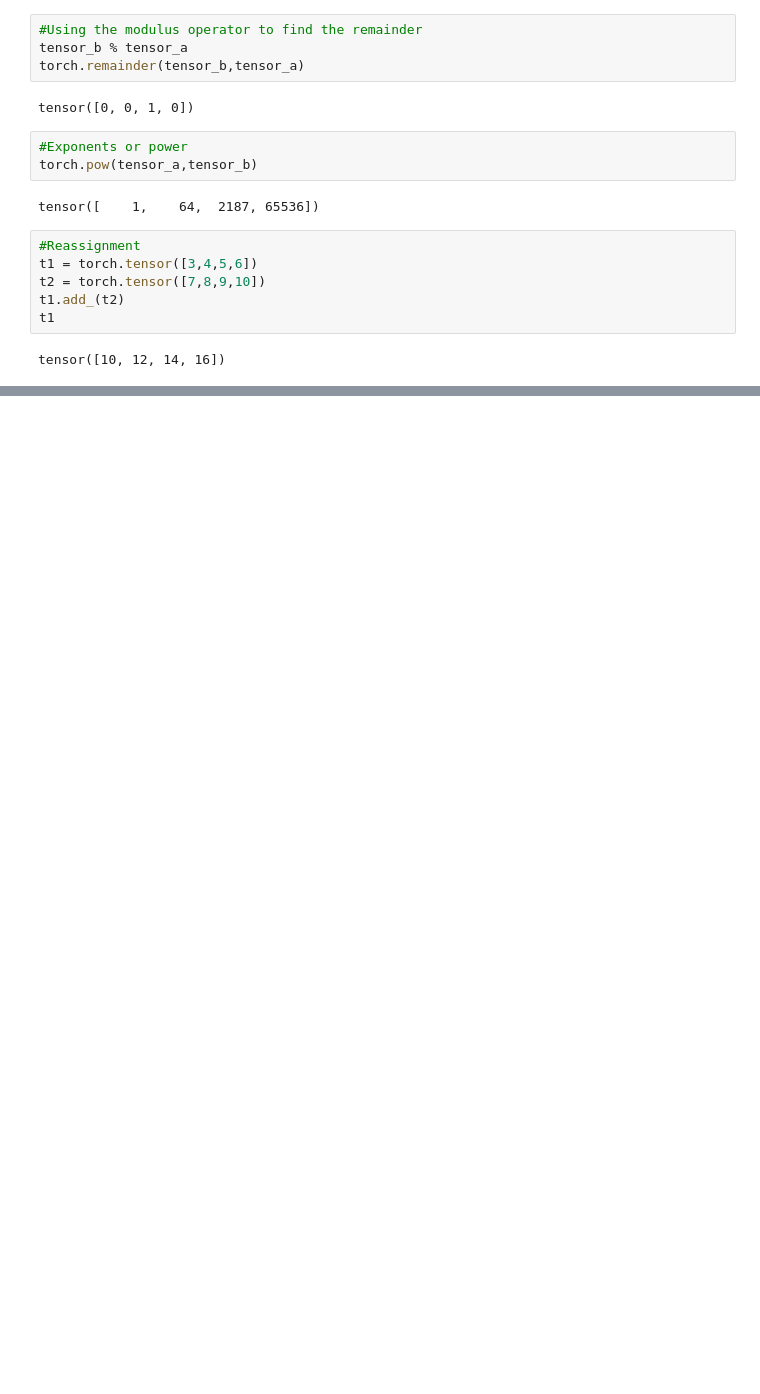
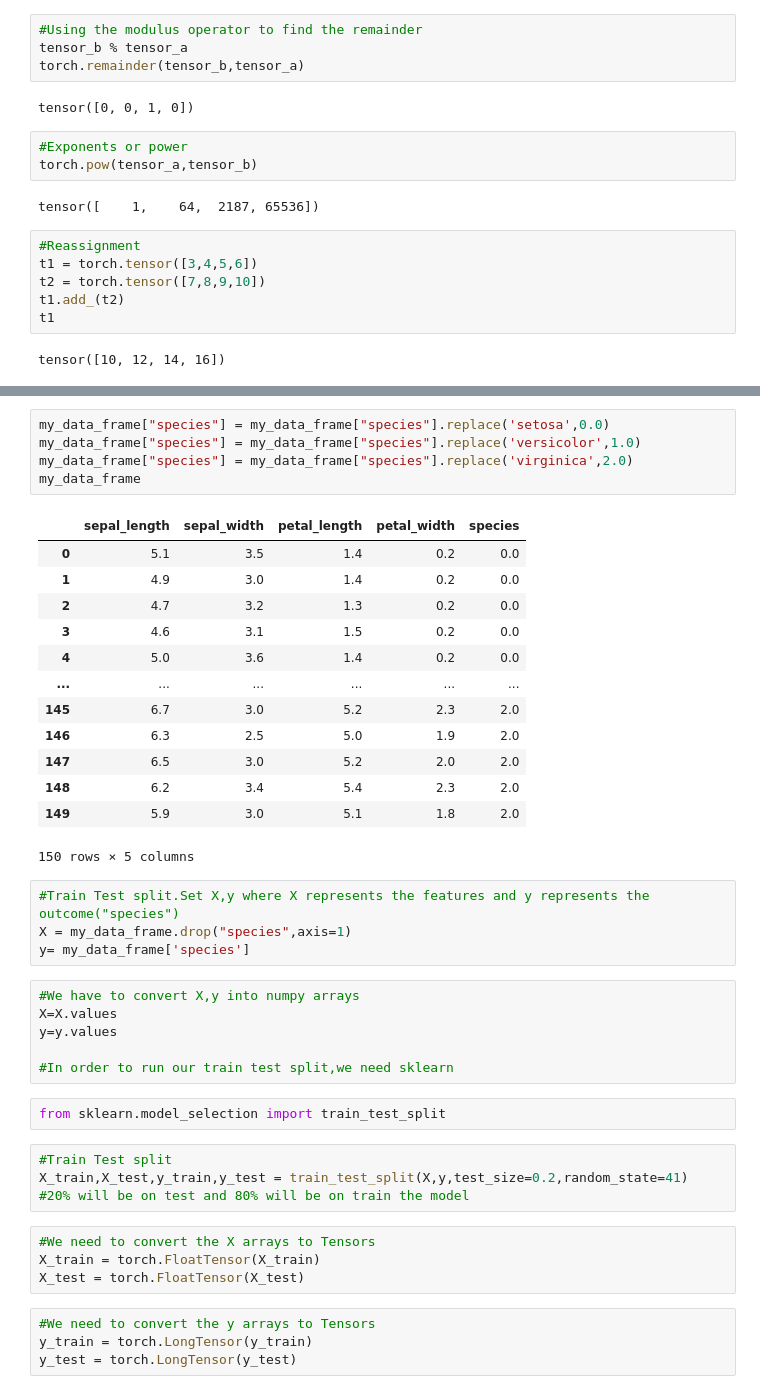
Before and after one commit to Khanyecebani/Pytorch-, a Jupyter notebook: Pytorch_Tutorial.ipynb, the cells around one changed output, grey strips where cells are left out. Drawn from its saved outputs; the diff is of its cells as text; blank space fills up the shorter version.

```diff
--- a/Pytorch_Tutorial.ipynb
+++ b/Pytorch_Tutorial.ipynb
@@ -107,0 +165,42 @@ tensor([10, 12, 14, 16])
+# %%
+my_data_frame["species"] = my_data_frame["species"].replace('setosa',0.0)
+my_data_frame["species"] = my_data_frame["species"].replace('versicolor',1.0)
+my_data_frame["species"] = my_data_frame["species"].replace('virginica',2.0)
+my_data_frame
+# %% [output]
+|  | sepal_length | sepal_width | petal_length | petal_width | species |
+| 0 | 5.1 | 3.5 | 1.4 | 0.2 | 0.0 |
+| 1 | 4.9 | 3.0 | 1.4 | 0.2 | 0.0 |
+| 2 | 4.7 | 3.2 | 1.3 | 0.2 | 0.0 |
+| 3 | 4.6 | 3.1 | 1.5 | 0.2 | 0.0 |
+| 4 | 5.0 | 3.6 | 1.4 | 0.2 | 0.0 |
+| ... | ... | ... | ... | ... | ... |
+| 145 | 6.7 | 3.0 | 5.2 | 2.3 | 2.0 |
+| 146 | 6.3 | 2.5 | 5.0 | 1.9 | 2.0 |
+| 147 | 6.5 | 3.0 | 5.2 | 2.0 | 2.0 |
+| 148 | 6.2 | 3.4 | 5.4 | 2.3 | 2.0 |
+| 149 | 5.9 | 3.0 | 5.1 | 1.8 | 2.0 |
+150 rows × 5 columns
+# %%
+#Train Test split.Set X,y where X represents the features and y represents the outcome("species")
+X = my_data_frame.drop("species",axis=1)
+y= my_data_frame['species']
+# %%
+#We have to convert X,y into numpy arrays
+X=X.values
+y=y.values
+
+#In order to run our train test split,we need sklearn
+# %%
+from sklearn.model_selection import train_test_split
+# %%
+#Train Test split
+X_train,X_test,y_train,y_test = train_test_split(X,y,test_size=0.2,random_state=41) #20% will be on test and 80% will be on train the model
+# %%
+#We need to convert the X arrays to Tensors
+X_train = torch.FloatTensor(X_train)
+X_test = torch.FloatTensor(X_test)
+# %%
+#We need to convert the y arrays to Tensors
+y_train = torch.LongTensor(y_train)
+y_test = torch.LongTensor(y_test)
```
Also changed, not shown: parts of 13 cells of this notebook.
